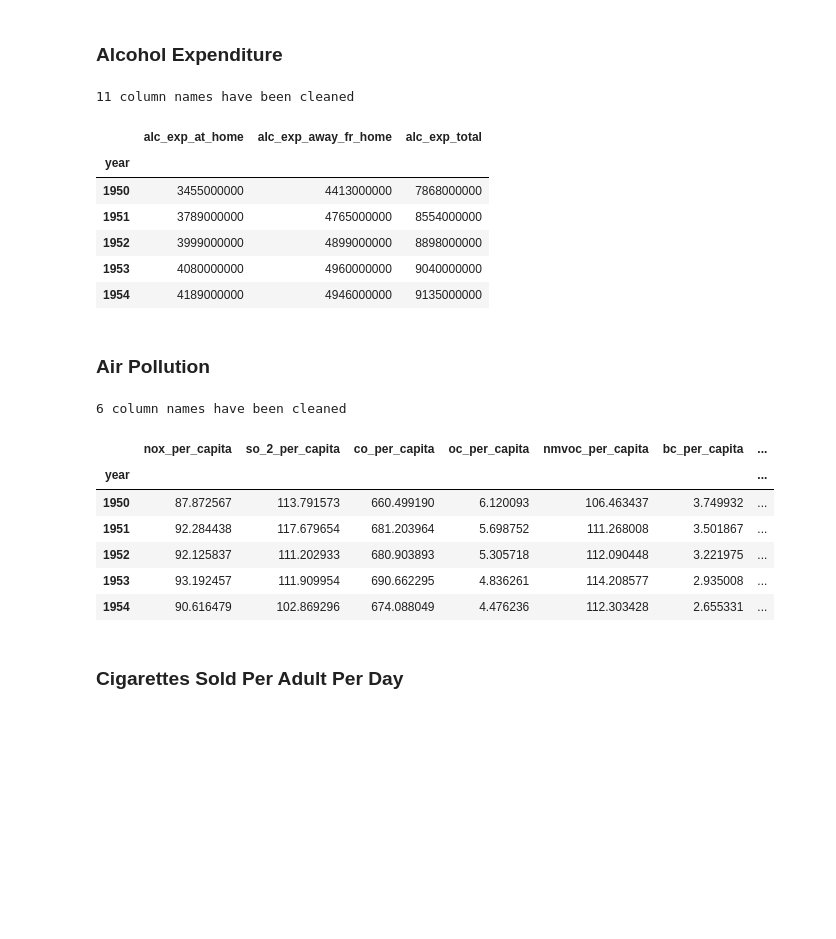
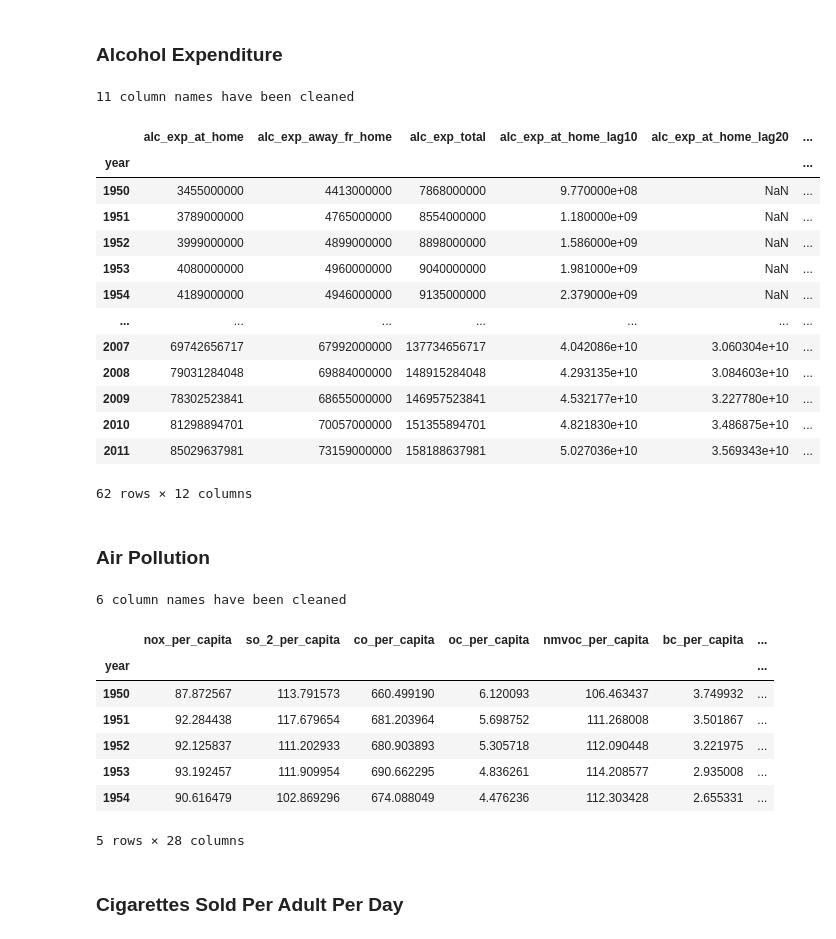
Before and after one commit to gvnsp/618, a Jupyter notebook: emanwong_618_proj.ipynb, the cells around one changed output. Saved outputs shown, nothing was run; the diff lists cells and outputs as text; code cells hidden in the pictures; blank space fills up the shorter version.

```diff
--- a/emanwong_618_proj.ipynb
+++ b/emanwong_618_proj.ipynb
@@ -131,33 +131,51 @@ cancer_death.head()
 # %%
 alcohol_expenditure = pd.read_csv(data_path(alcohol_expenditure_filename))
 # select dates
-alcohol_expenditure = alcohol_expenditure.loc[(alcohol_expenditure['Year'] >= 1950) & (alcohol_expenditure['Year'] <= 2011)]
-# clean names and set index
+
+# clean names
 alcohol_expenditure = clean_columns(alcohol_expenditure)
-alcohol_expenditure.set_index('year', inplace=True)
+
 # rename and subset relevant cols
 alcohol_expenditure.rename(
     columns={'total_at_home_usda_2018': 'alc_exp_at_home',
              'total_away_from_home': 'alc_exp_away_fr_home',
              'total_alcohol_expenditure_usda_2018': 'alc_exp_total'},
     inplace=True
 )
 relevant_alc_cols = [
+    'year',
     'alc_exp_at_home',
     'alc_exp_away_fr_home',
     'alc_exp_total'
 ]
 alcohol_expenditure = alcohol_expenditure[relevant_alc_cols]
-alcohol_expenditure.head()
+# create lag features
+lags = [10, 20, 30]
+for col in relevant_alc_cols[1:]:
+    for lag in lags:
+        lag_col = f"{col}_lag{lag}"
+        alcohol_expenditure[lag_col] = alcohol_expenditure[col].shift(lag)
+# set index and subset years
+alcohol_expenditure = alcohol_expenditure.loc[(alcohol_expenditure['year'] >= 1950) & (alcohol_expenditure['year'] <= 2011)]
+alcohol_expenditure.set_index('year', inplace=True)
+
+alcohol_expenditure
 # %% [output]
 11 column names have been cleaned
-|  | alc_exp_at_home | alc_exp_away_fr_home | alc_exp_total |
-| year |  |  |  |
-| 1950 | 3455000000 | 4413000000 | 7868000000 |
-| 1951 | 3789000000 | 4765000000 | 8554000000 |
-| 1952 | 3999000000 | 4899000000 | 8898000000 |
-| 1953 | 4080000000 | 4960000000 | 9040000000 |
-| 1954 | 4189000000 | 4946000000 | 9135000000 |
+|  | alc_exp_at_home | alc_exp_away_fr_home | alc_exp_total | alc_exp_at_home_lag10 | alc_exp_at_home_lag20 | ... |
+| year |  |  |  |  |  | ... |
+| 1950 | 3455000000 | 4413000000 | 7868000000 | 9.770000e+08 | NaN | ... |
+| 1951 | 3789000000 | 4765000000 | 8554000000 | 1.180000e+09 | NaN | ... |
+| 1952 | 3999000000 | 4899000000 | 8898000000 | 1.586000e+09 | NaN | ... |
+| 1953 | 4080000000 | 4960000000 | 9040000000 | 1.981000e+09 | NaN | ... |
+| 1954 | 4189000000 | 4946000000 | 9135000000 | 2.379000e+09 | NaN | ... |
+| ... | ... | ... | ... | ... | ... | ... |
+| 2007 | 69742656717 | 67992000000 | 137734656717 | 4.042086e+10 | 3.060304e+10 | ... |
+| 2008 | 79031284048 | 69884000000 | 148915284048 | 4.293135e+10 | 3.084603e+10 | ... |
+| 2009 | 78302523841 | 68655000000 | 146957523841 | 4.532177e+10 | 3.227780e+10 | ... |
+| 2010 | 81298894701 | 70057000000 | 151355894701 | 4.821830e+10 | 3.486875e+10 | ... |
+| 2011 | 85029637981 | 73159000000 | 158188637981 | 5.027036e+10 | 3.569343e+10 | ... |
+62 rows × 12 columns
 # %% [markdown]
 ### Air Pollution
 # %%
@@ -167,13 +185,11 @@ air_pollution = pd.read_csv(data_path(air_pollution_filename), low_memory=False)
 air_pollution = air_pollution.loc[air_pollution['Entity'] == 'United States']
 # fix column dtype
 air_pollution['nh3_per_capita'] = pd.to_numeric(air_pollution['nh3_per_capita'])
-# select dates
-air_pollution = air_pollution.loc[(air_pollution['Year'] >= 1950) & (air_pollution['Year'] <= 2011)]
 # clean names and set index
 air_pollution = clean_columns(air_pollution)
-air_pollution.set_index('year', inplace=True)
 # subset cols
 air_pol_rel_cols = [
+    'year',
     'nox_per_capita',
     'so_2_per_capita',
     'co_per_capita',
@@ -183,6 +199,16 @@ air_pol_rel_cols = [
     'nh_3_per_capita'
 ]
 air_pollution = air_pollution[air_pol_rel_cols]
+# create lag features
+lags = [10, 20, 30]
+for col in air_pol_rel_cols[1:]:
+    for lag in lags:
+        lag_col = f"{col}_lag{lag}"
+        air_pollution[lag_col] = air_pollution[col].shift(lag)
+# subset dates and set index
+air_pollution = air_pollution.loc[(air_pollution['year'] >= 1950) & (air_pollution['year'] <= 2011)]
+air_pollution.set_index('year', inplace=True)
+
 air_pollution.head()
 # %% [output]
 6 column names have been cleaned
@@ -193,6 +219,7 @@ air_pollution.head()
 | 1952 | 92.125837 | 111.202933 | 680.903893 | 5.305718 | 112.090448 | 3.221975 | ... |
 | 1953 | 93.192457 | 111.909954 | 690.662295 | 4.836261 | 114.208577 | 2.935008 | ... |
 | 1954 | 90.616479 | 102.869296 | 674.088049 | 4.476236 | 112.303428 | 2.655331 | ... |
+5 rows × 28 columns
 # %% [markdown]
 ### Cigarettes Sold Per Adult Per Day
 # %%
```
Also changed, not shown: parts of 35 cells of this notebook.
